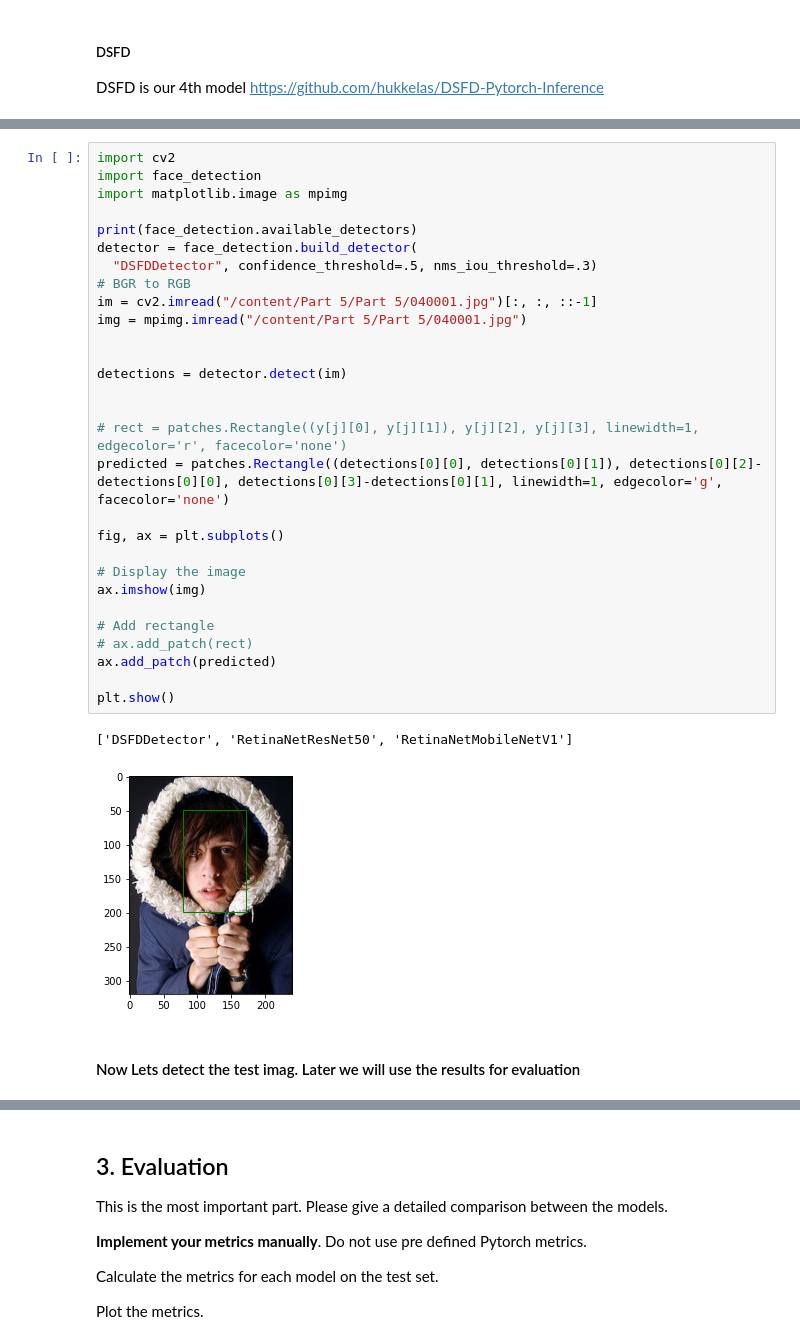
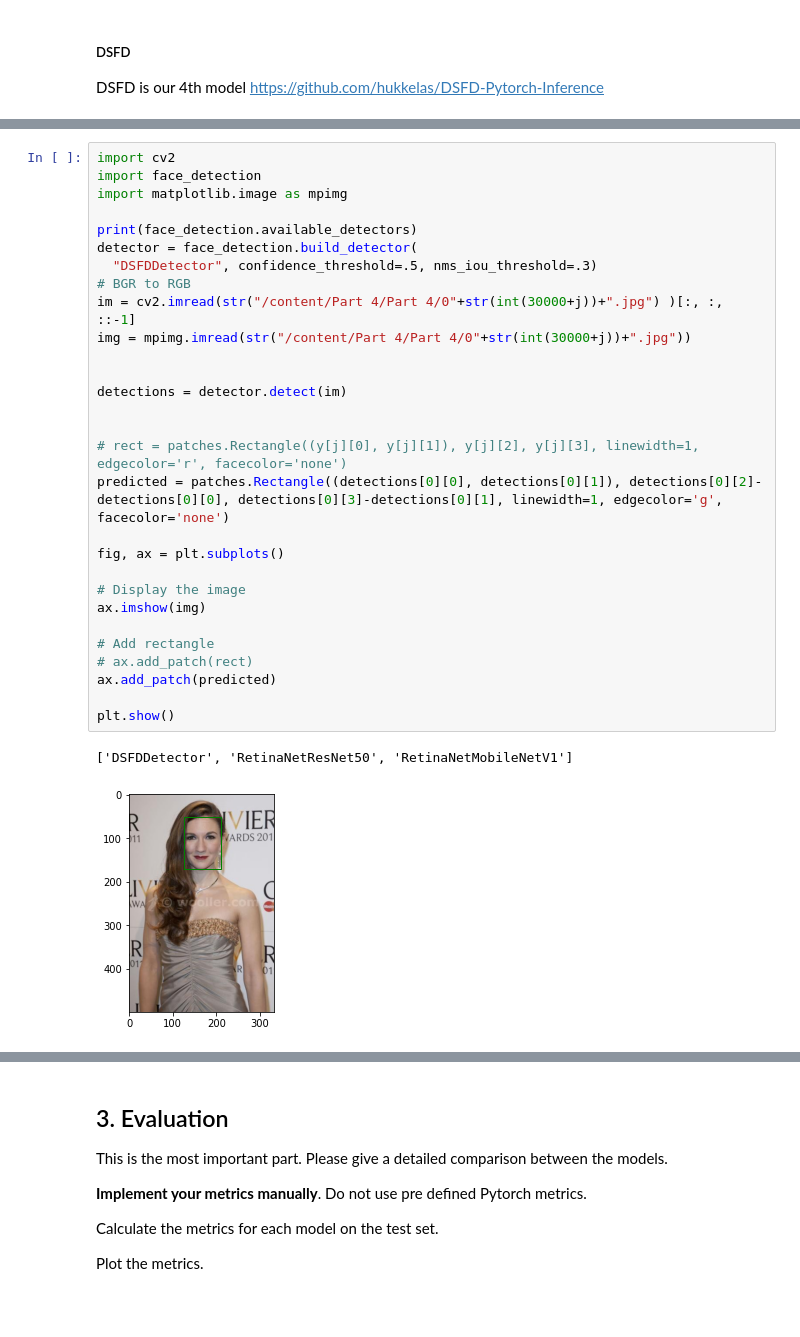
Before and after one commit to Elshan777/CelebA-Detection, a Jupyter notebook: DND_Assignment_2.ipynb, the cells around one changed output, grey strips where cells are left out. Saved outputs shown, nothing was run; the diff lists cells and outputs as text; blank space fills up the shorter version.

```diff
--- a/DND_Assignment_2.ipynb
+++ b/DND_Assignment_2.ipynb
@@ -338,34 +496,32 @@ https://github.com/hukkelas/DSFD-Pytorch-Inference
 # %%
 import cv2
 import face_detection
 import matplotlib.image as mpimg
 
 print(face_detection.available_detectors)
 detector = face_detection.build_detector(
   "DSFDDetector", confidence_threshold=.5, nms_iou_threshold=.3)
 # BGR to RGB
-im = cv2.imread("/content/Part 5/Part 5/040001.jpg")[:, :, ::-1]
-img = mpimg.imread("/content/Part 5/Part 5/040001.jpg")
+im = cv2.imread(str("/content/Part 4/Part 4/0"+str(int(30000+j))+".jpg") )[:, :, ::-1]
+img = mpimg.imread(str("/content/Part 4/Part 4/0"+str(int(30000+j))+".jpg"))
 
 
 detections = detector.detect(im)
 
 
 # rect = patches.Rectangle((y[j][0], y[j][1]), y[j][2], y[j][3], linewidth=1, edgecolor='r', facecolor='none')
 predicted = patches.Rectangle((detections[0][0], detections[0][1]), detections[0][2]-detections[0][0], detections[0][3]-detections[0][1], linewidth=1, edgecolor='g', facecolor='none')
 
 fig, ax = plt.subplots()
 
 # Display the image
 ax.imshow(img)
 
 # Add rectangle
 # ax.add_patch(rect)
 ax.add_patch(predicted)
 
 plt.show()
 # %% [output]
 ['DSFDDetector', 'RetinaNetResNet50', 'RetinaNetMobileNetV1']
-[figure, old version]
+[figure, new version]
-# %% [markdown]
-#### Now Lets detect the test imag. Later we will use the results for evaluation
```
Also changed, not shown: parts of 61 cells of this notebook.
